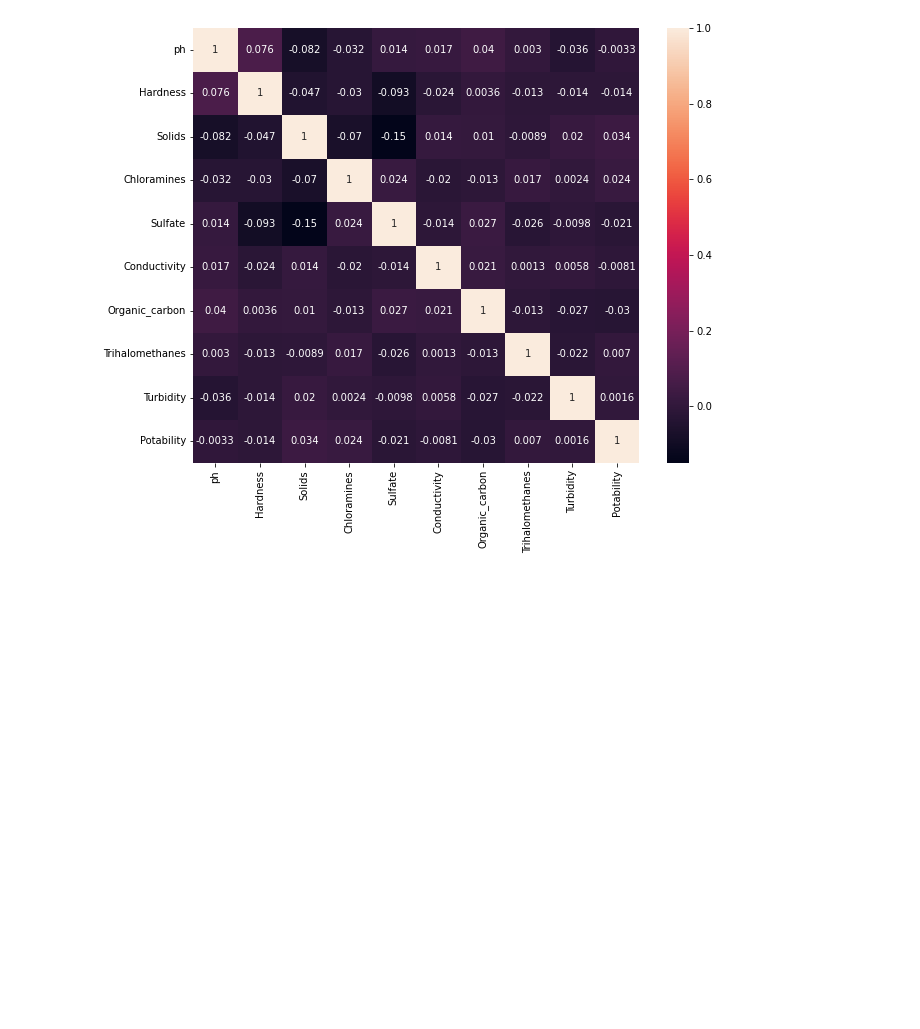
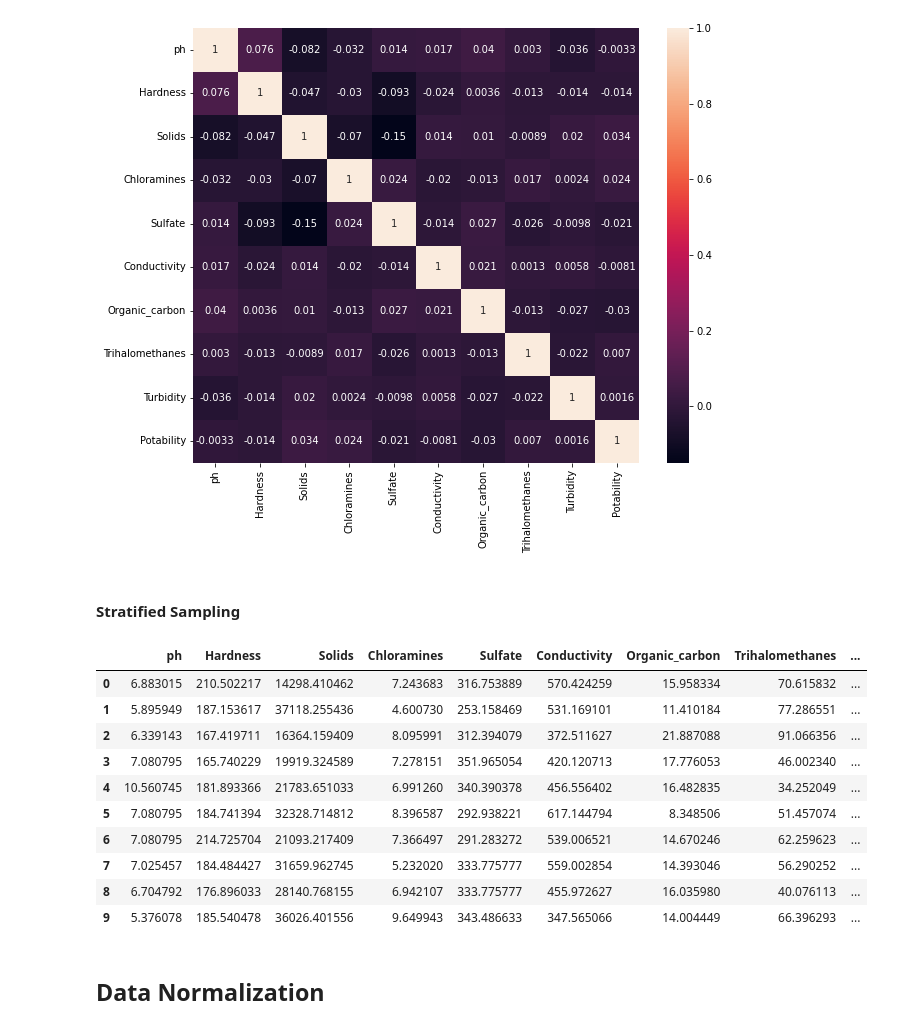
Before and after one commit to thesua7/Water-Potability-Prediction, a Jupyter notebook: Water Quality Prediction.ipynb, the cells around one changed output. Saved outputs shown, nothing was run; the diff lists cells and outputs as text; code cells hidden in the pictures; blank space fills up the shorter version.

```diff
--- a/Water Quality Prediction.ipynb
+++ b/Water Quality Prediction.ipynb
@@ -234,3 +216,21 @@ figure.set_size_inches(10,8)
 mplt.show()
 # %% [output]
 [figure]
+# %% [markdown]
+#### Stratified Sampling
+# %%
+data.groupby('Potability', group_keys=False).apply(lambda x: x.sample(int(np.rint(size*len(x)/len(df))))).sample(frac=1).reset_index(drop=True)
+# %% [output]
+|  | ph | Hardness | Solids | Chloramines | Sulfate | Conductivity | Organic_carbon | Trihalomethanes | ... |
+| 0 | 6.883015 | 210.502217 | 14298.410462 | 7.243683 | 316.753889 | 570.424259 | 15.958334 | 70.615832 | ... |
+| 1 | 5.895949 | 187.153617 | 37118.255436 | 4.600730 | 253.158469 | 531.169101 | 11.410184 | 77.286551 | ... |
+| 2 | 6.339143 | 167.419711 | 16364.159409 | 8.095991 | 312.394079 | 372.511627 | 21.887088 | 91.066356 | ... |
+| 3 | 7.080795 | 165.740229 | 19919.324589 | 7.278151 | 351.965054 | 420.120713 | 17.776053 | 46.002340 | ... |
+| 4 | 10.560745 | 181.893366 | 21783.651033 | 6.991260 | 340.390378 | 456.556402 | 16.482835 | 34.252049 | ... |
+| 5 | 7.080795 | 184.741394 | 32328.714812 | 8.396587 | 292.938221 | 617.144794 | 8.348506 | 51.457074 | ... |
+| 6 | 7.080795 | 214.725704 | 21093.217409 | 7.366497 | 291.283272 | 539.006521 | 14.670246 | 62.259623 | ... |
+| 7 | 7.025457 | 184.484427 | 31659.962745 | 5.232020 | 333.775777 | 559.002854 | 14.393046 | 56.290252 | ... |
+| 8 | 6.704792 | 176.896033 | 28140.768155 | 6.942107 | 333.775777 | 455.972627 | 16.035980 | 40.076113 | ... |
+| 9 | 5.376078 | 185.540478 | 36026.401556 | 9.649943 | 343.486633 | 347.565066 | 14.004449 | 66.396293 | ... |
+# %% [markdown]
+## Data Normalization
```
Also changed, not shown: parts of 26 cells of this notebook.
